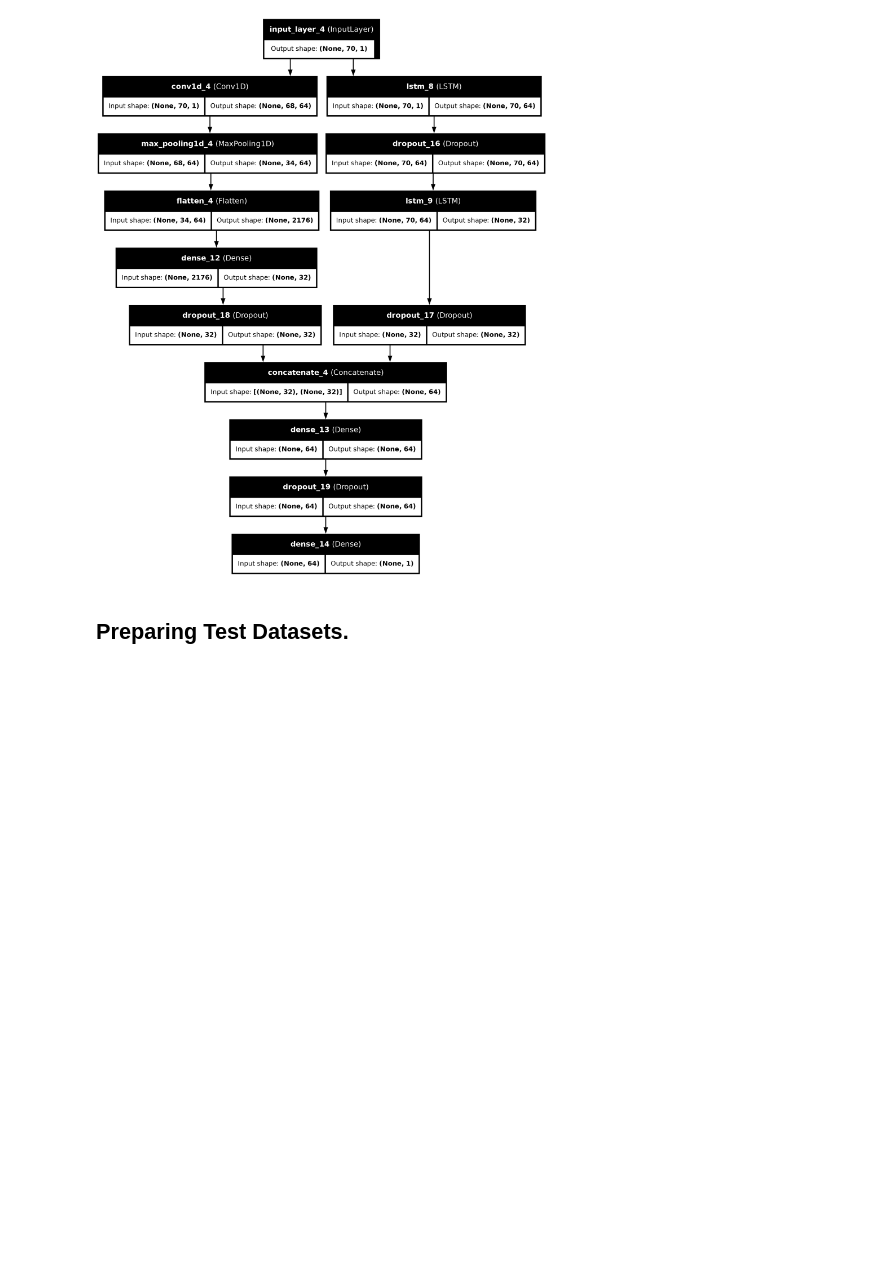
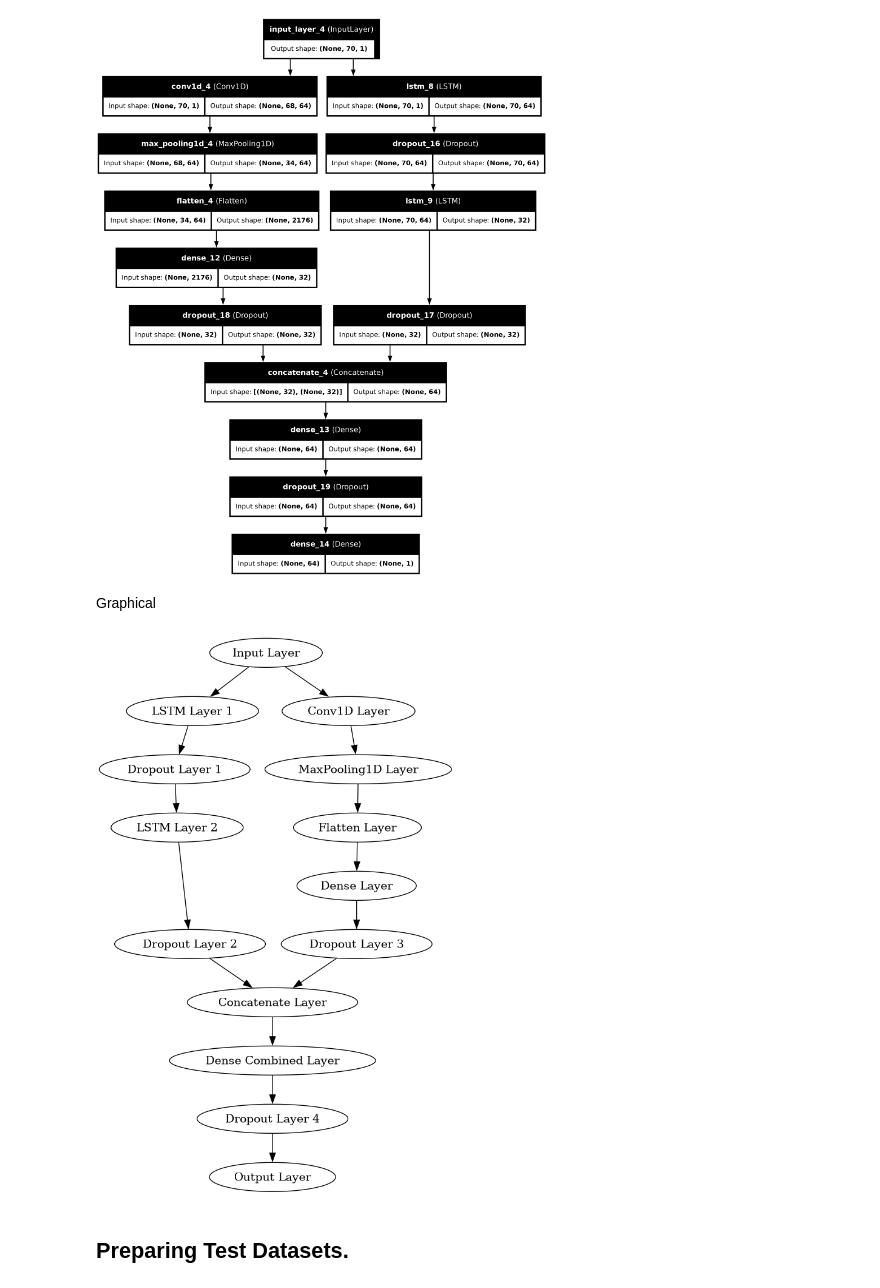
Before and after one commit to rakinplaban/APT_work, a Jupyter notebook: dapt2020/dapt-work.ipynb, the cells around one changed output. Saved outputs shown, nothing was run; the diff lists cells and outputs as text; code cells hidden in the pictures; blank space fills up the shorter version.

Commit message:
Kaggle Notebook | dapt_work | Version 2

```diff
--- a/dapt2020/dapt-work.ipynb
+++ b/dapt2020/dapt-work.ipynb
@@ -605,6 +605,65 @@ from keras.utils import plot_model
 plot_model(best_model, to_file='/kaggle/working/model_architecture.png', show_shapes=True, show_layer_names=True)
 # %% [output]
 [figure]
+# %% [markdown]
+Graphical
+# %%
+from graphviz import Digraph
+from IPython.display import Image
+
+# Create a new Digraph object
+dot = Digraph(comment='BiLSTM-CNN Model')
+
+# Adding nodes for each layer
+dot.node('A', 'Input Layer')
+
+# LSTM Branch
+dot.node('B', 'LSTM Layer 1')
+dot.node('C', 'Dropout Layer 1')
+dot.node('D', 'LSTM Layer 2')
+dot.node('E', 'Dropout Layer 2')
+
+# CNN Branch
+dot.node('F', 'Conv1D Layer')
+dot.node('G', 'MaxPooling1D Layer')
+dot.node('H', 'Flatten Layer')
+dot.node('I', 'Dense Layer')
+dot.node('J', 'Dropout Layer 3')
+
+# Combining Branch
+dot.node('K', 'Concatenate Layer')
+dot.node('L', 'Dense Combined Layer')
+dot.node('M', 'Dropout Layer 4')
+dot.node('N', 'Output Layer')
+
+# Adding edges for LSTM Branch
+dot.edge('A', 'B')
+dot.edge('B', 'C')
+dot.edge('C', 'D')
+dot.edge('D', 'E')
+
+# Adding edges for CNN Branch
+dot.edge('A', 'F')
+dot.edge('F', 'G')
+dot.edge('G', 'H')
+dot.edge('H', 'I')
+dot.edge('I', 'J')
+
+# Adding edges for Combining Branch
+dot.edge('E', 'K')
+dot.edge('J', 'K')
+dot.edge('K', 'L')
+dot.edge('L', 'M')
+dot.edge('M', 'N')
+
+# Render the diagram and save as PNG
+file_path = 'bilstm_cnn_model'
+dot.render(file_path, format='png')
+
+# Display the image in the notebook
+Image(filename=file_path + '.png')
+# %% [output]
+[figure, added]
 # %% [markdown]
 ## Preparing Test Datasets.
 # %%
```
Also changed, not shown: parts of 11 cells of this notebook.
